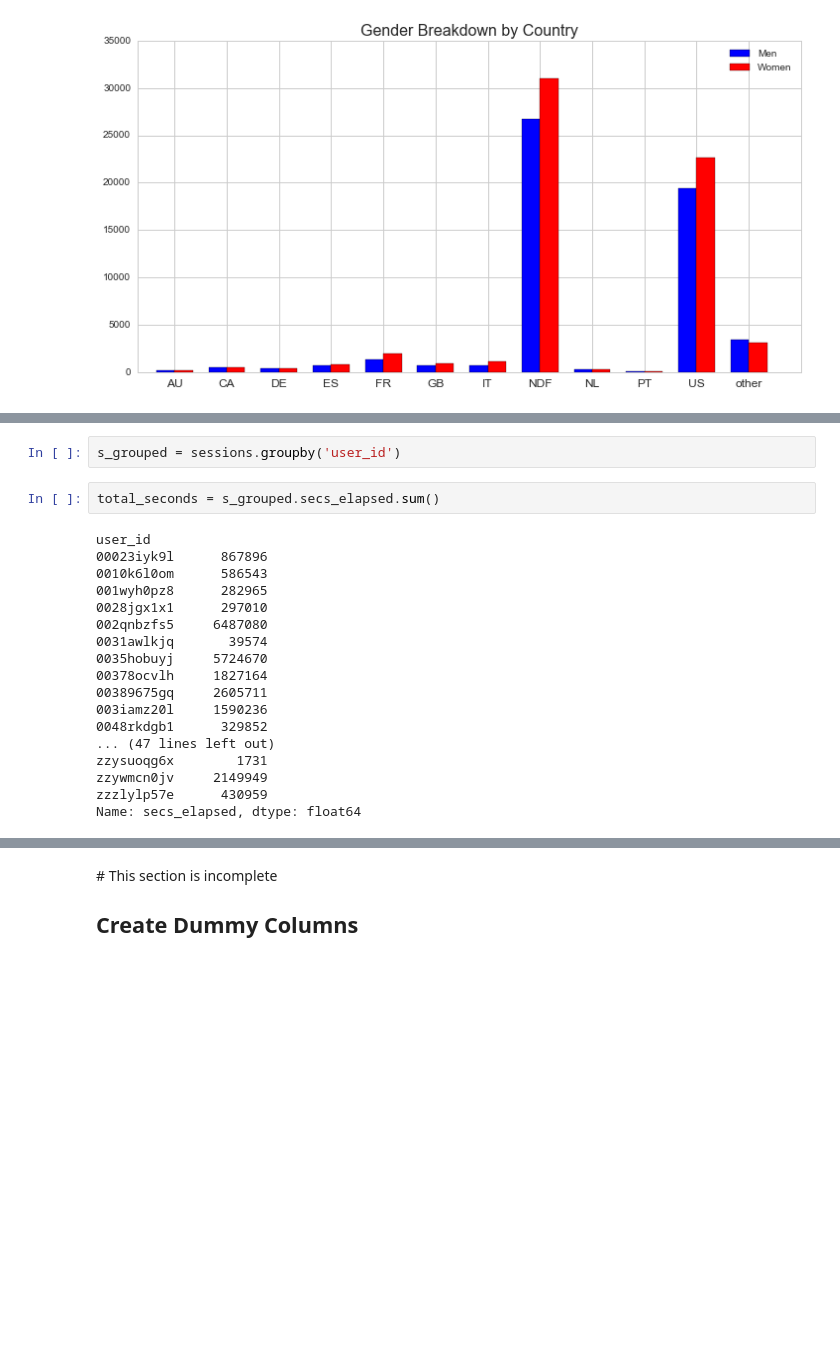
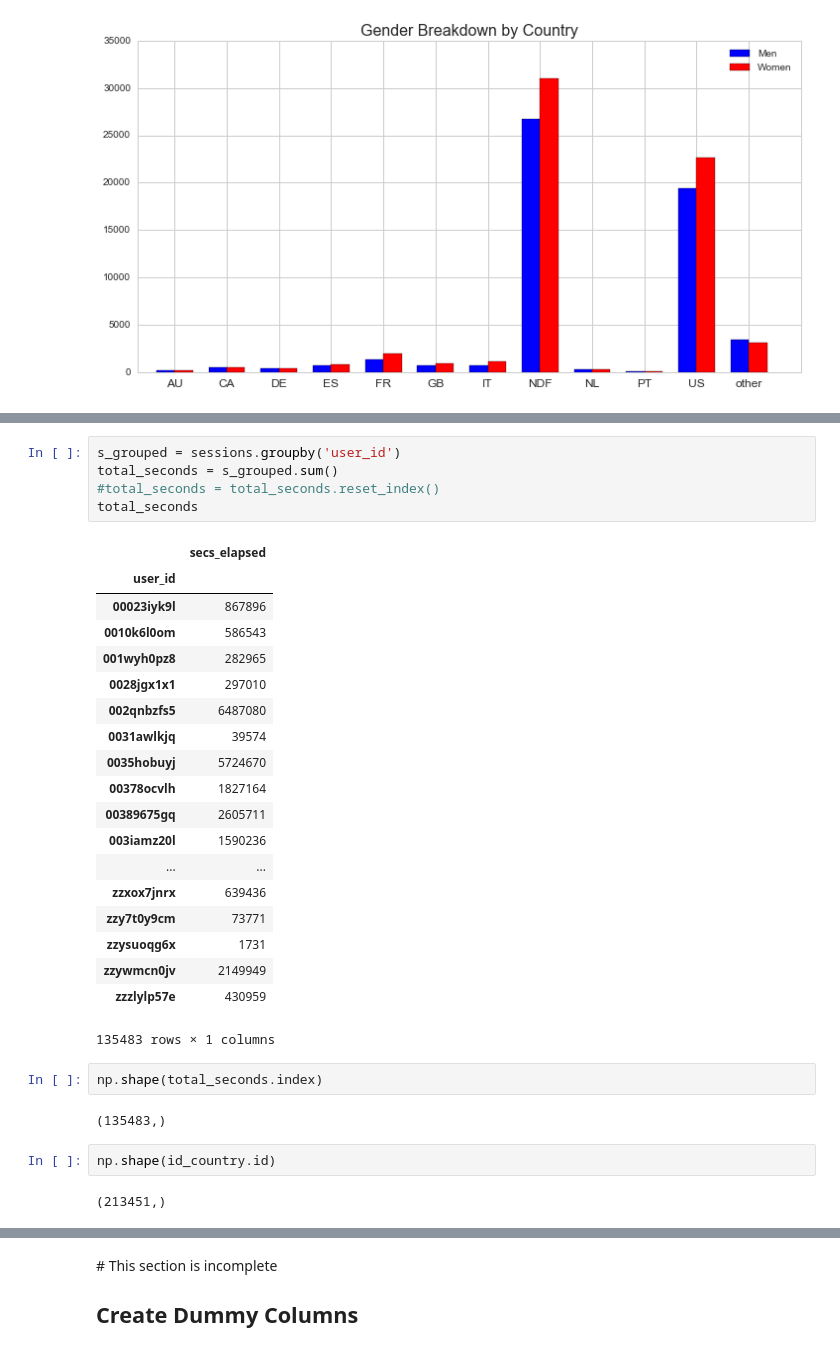
Before and after one commit to derekh34/DAT_SF_18, a Jupyter notebook: Final_Project/Airbnb_DH.ipynb, the cells around one changed output, grey strips where cells are left out. Saved outputs shown, nothing was run; the diff lists cells and outputs as text; blank space fills up the shorter version.

```diff
--- a/Final_Project/Airbnb_DH.ipynb
+++ b/Final_Project/Airbnb_DH.ipynb
@@ -362,22 +399,33 @@ array(['lookup', 'search_results', 'personalize', 'index',
 # %%
 s_grouped = sessions.groupby('user_id')
+total_seconds = s_grouped.sum()
+#total_seconds = total_seconds.reset_index()
+total_seconds
+# %% [output]
+|  | secs_elapsed |
+| user_id |  |
+| 00023iyk9l | 867896 |
+| 0010k6l0om | 586543 |
+| 001wyh0pz8 | 282965 |
+| 0028jgx1x1 | 297010 |
+| 002qnbzfs5 | 6487080 |
+| 0031awlkjq | 39574 |
+| 0035hobuyj | 5724670 |
+| 00378ocvlh | 1827164 |
+| 00389675gq | 2605711 |
+| 003iamz20l | 1590236 |
+| ... | ... |
+| zzxox7jnrx | 639436 |
+| zzy7t0y9cm | 73771 |
+| zzysuoqg6x | 1731 |
+| zzywmcn0jv | 2149949 |
+| zzzlylp57e | 430959 |
+135483 rows × 1 columns
-# %%
-total_seconds = s_grouped.secs_elapsed.sum()
-# %% [output]
-user_id
-00023iyk9l      867896
-0010k6l0om      586543
-001wyh0pz8      282965
-0028jgx1x1      297010
-002qnbzfs5     6487080
-0031awlkjq       39574
-0035hobuyj     5724670
-00378ocvlh     1827164
-00389675gq     2605711
-003iamz20l     1590236
-0048rkdgb1      329852
-... (47 lines left out)
-zzysuoqg6x        1731
-zzywmcn0jv     2149949
-zzzlylp57e      430959
-Name: secs_elapsed, dtype: float64
+# %%
+np.shape(total_seconds.index)
+# %% [output]
+(135483,)
+# %%
+np.shape(id_country.id)
+# %% [output]
+(213451,)
```
Also changed, not shown: parts of 19 cells of this notebook.
